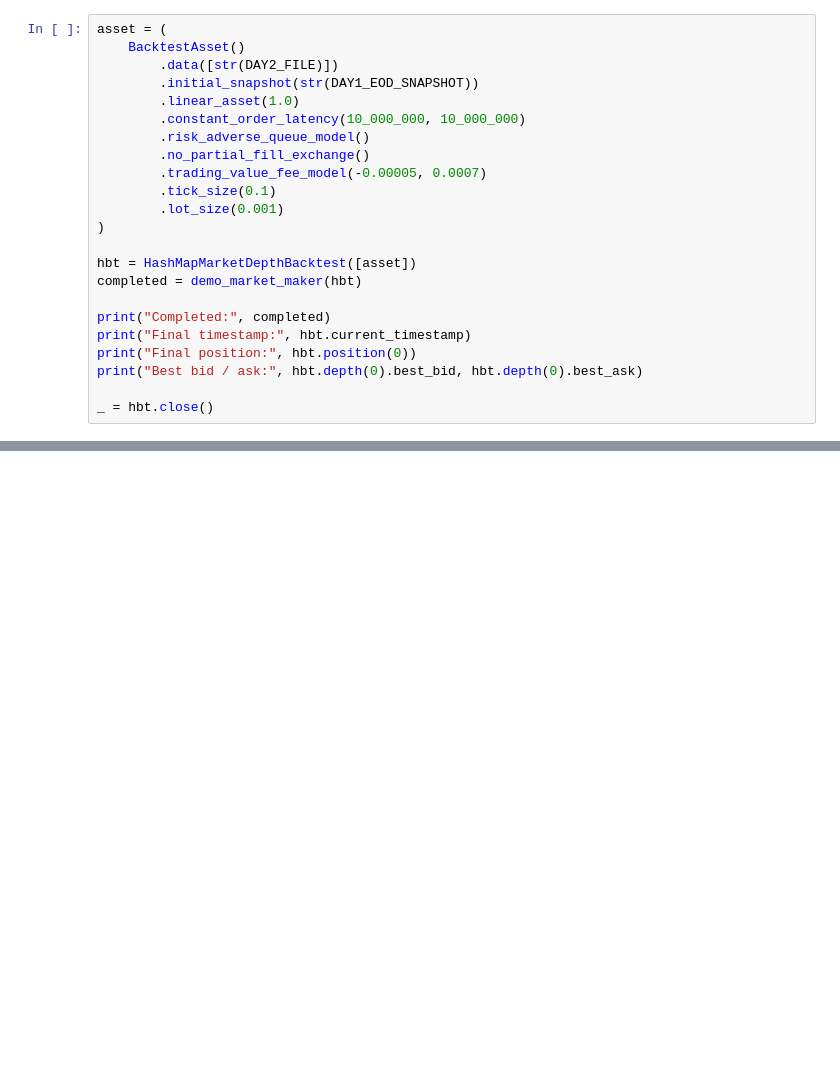
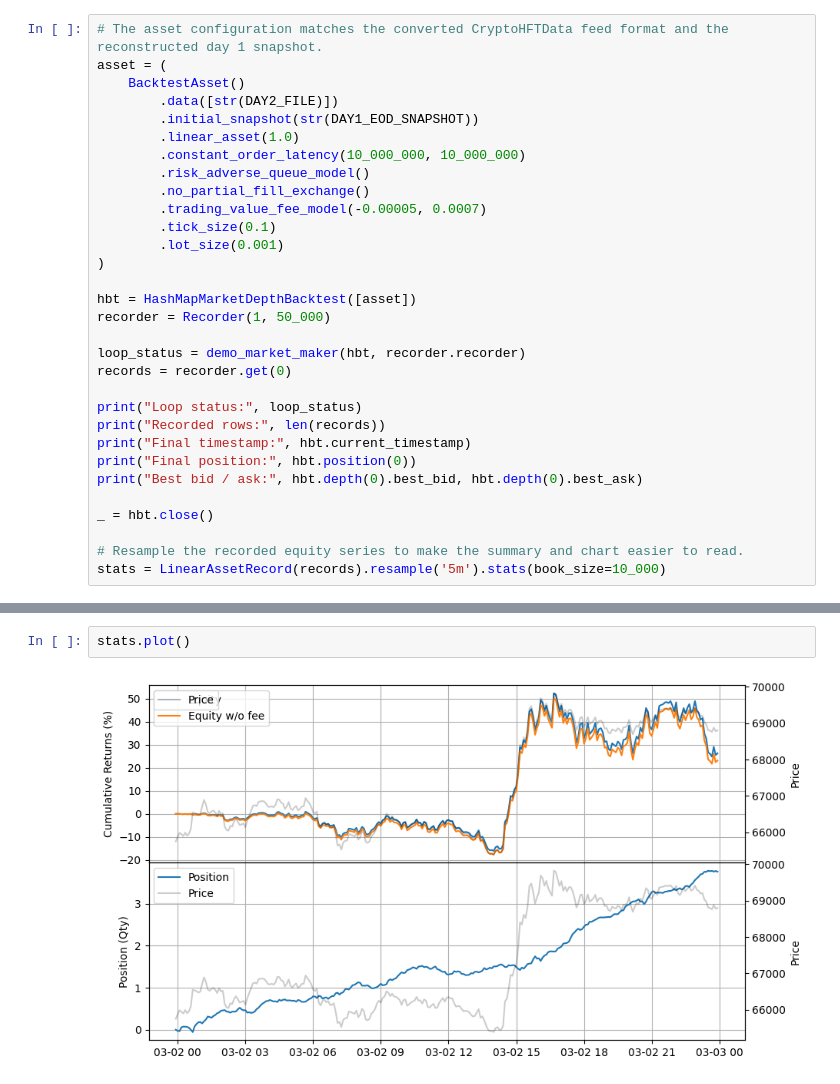
Before and after one commit to hmate9/hftbacktest, a Jupyter notebook: examples/CryptoHFTData Workflow.ipynb, the cells around one changed output, grey strips where cells are left out. Drawn from its saved outputs; the diff is of its cells as text; blank space fills up the shorter version.

Commit message:
Add executed full-data CryptoHFTData workflow notebook

```diff
--- a/examples/CryptoHFTData Workflow.ipynb
+++ b/examples/CryptoHFTData Workflow.ipynb
@@ -134,4 +301,5 @@ def demo_market_maker(hbt):
 # %%
+# The asset configuration matches the converted CryptoHFTData feed format and the reconstructed day 1 snapshot.
 asset = (
     BacktestAsset()
         .data([str(DAY2_FILE)])
@@ -146,11 +314,18 @@ asset = (
 )
 
 hbt = HashMapMarketDepthBacktest([asset])
-completed = demo_market_maker(hbt)
+recorder = Recorder(1, 50_000)
 
-print("Completed:", completed)
+loop_status = demo_market_maker(hbt, recorder.recorder)
+records = recorder.get(0)
+
+print("Loop status:", loop_status)
+print("Recorded rows:", len(records))
 print("Final timestamp:", hbt.current_timestamp)
 print("Final position:", hbt.position(0))
 print("Best bid / ask:", hbt.depth(0).best_bid, hbt.depth(0).best_ask)
 
 _ = hbt.close()
+
+# Resample the recorded equity series to make the summary and chart easier to read.
+stats = LinearAssetRecord(records).resample('5m').stats(book_size=10_000)
@@ -156,0 +351,4 @@ _ = hbt.close()
+# %%
+stats.plot()
+# %% [output]
+[figure, added]
```
Also changed, not shown: parts of 26 cells of this notebook.
